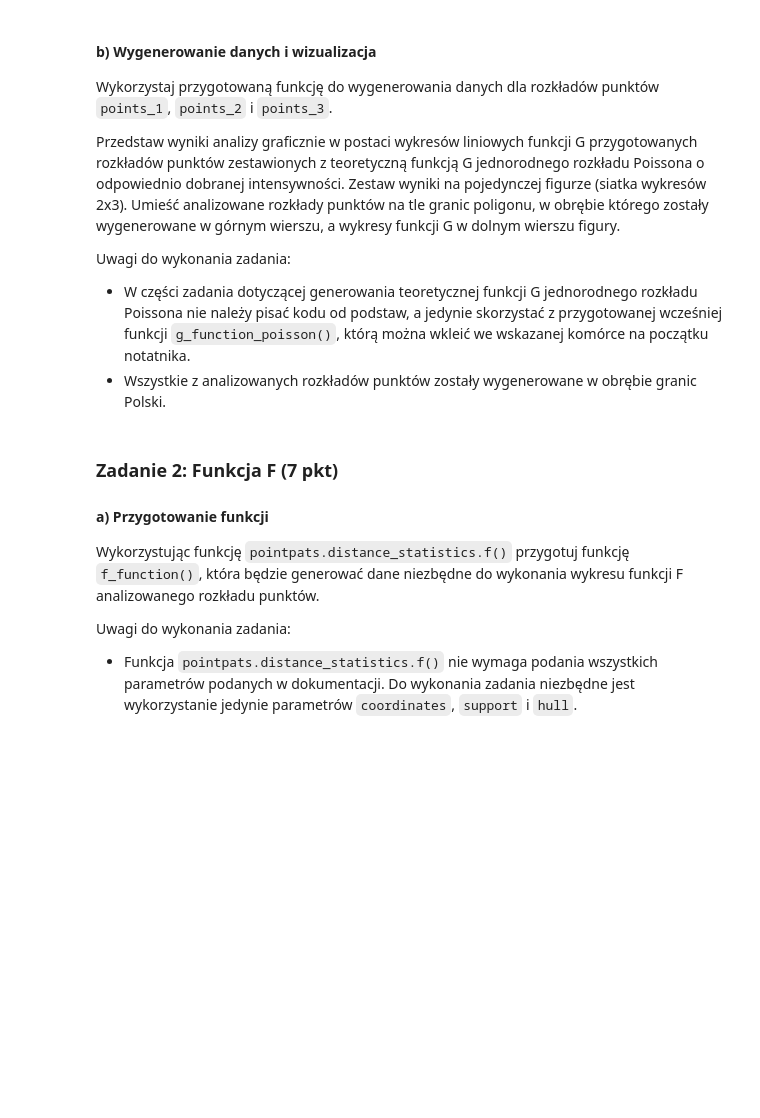
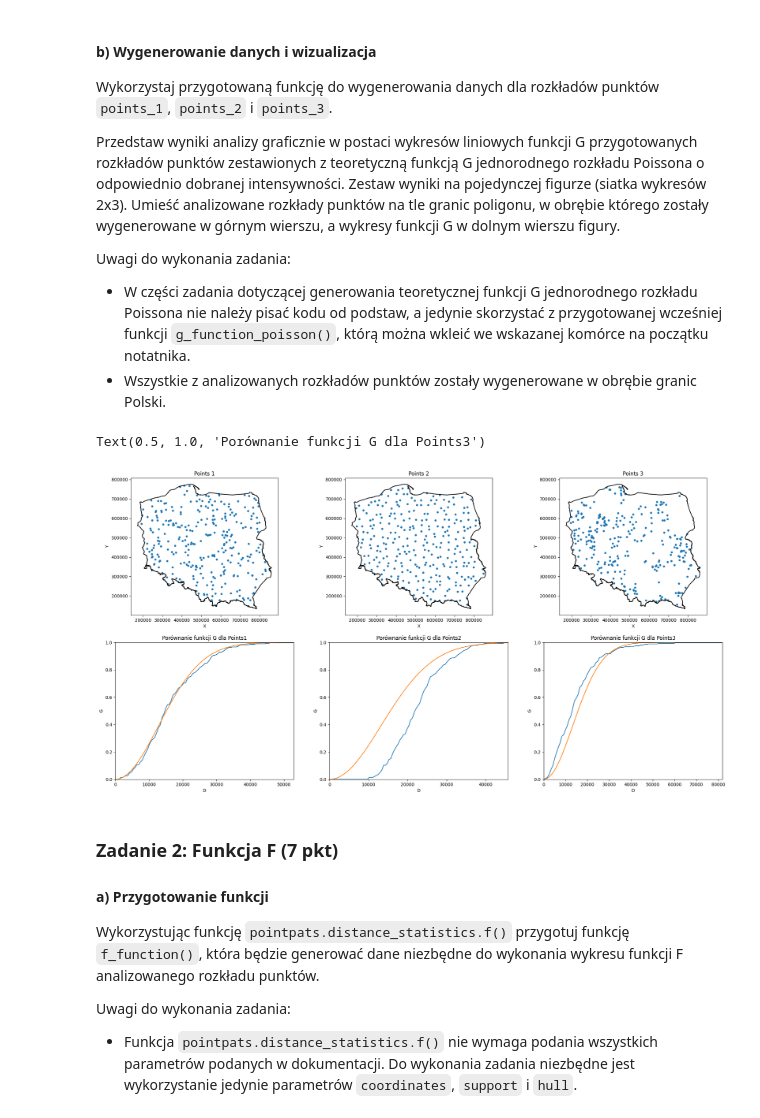
Before and after one commit to kubanskan/ADP, a Jupyter notebook: ZZ9-AnalizaZPakietami3/ZZ09.ipynb, the cells around one changed output. Saved outputs shown, nothing was run; the diff lists cells and outputs as text; code cells hidden in the pictures; blank space fills up the shorter version.

```diff
--- a/ZZ9-AnalizaZPakietami3/ZZ09.ipynb
+++ b/ZZ9-AnalizaZPakietami3/ZZ09.ipynb
@@ -117,7 +178,66 @@ Uwagi do wykonania zadania:
 - Wszystkie z analizowanych rozkładów punktów zostały wygenerowane w obrębie granic Polski.
 # %%
 # YOUR CODE HERE
-raise NotImplementedError()
+i1 = float(len(points_1) / kraj.area.iloc[0])
+i2 = float(len(points_2) / kraj.area.iloc[0])
+i3 = float(len(points_3) / kraj.area.iloc[0])
+
+results_1 =  g_function(points_1, 100)
+results_2 =  g_function(points_2, 100)
+results_3 =  g_function(points_3, 100)
+
+theo1 = g_function_poisson(results_1['D'], i1)
+theo2 = g_function_poisson(results_2['D'], i2)
+theo3 = g_function_poisson(results_3['D'], i3)
+
+
+fig,ax = plt.subplots(2,3,figsize=(25,12.5))
+
+kraj['geometry'].boundary.plot(ax=ax[0,0], color ='k', lw=1.5)
+points_1['geometry'].plot(ax=ax[0,0], markersize=14)
+ax[0,0].set_xlabel('X')
+ax[0,0].set_ylabel('Y')
+ax[0,0].set_title('Points 1')
+
+kraj['geometry'].boundary.plot(ax=ax[0,1], color ='k', lw=1.5)
+points_2['geometry'].plot(ax=ax[0,1], markersize=14)
+ax[0,1].set_xlabel('X')
+ax[0,1].set_ylabel('Y')
+ax[0,1].set_title('Points 2')
+
+kraj['geometry'].boundary.plot(ax=ax[0,2], color ='k', lw=1.5)
+points_3['geometry'].plot(ax=ax[0,2], markersize=14)
+ax[0,2].set_xlabel('X')
+ax[0,2].set_ylabel('Y')
+ax[0,2].set_title('Points 3')
+
+
+ax[1,0].plot(results_1['D'], results_1['G'], label = 'Theoretical')
+ax[1,0].plot(theo1['D'], theo1['G'])
+ax[1,0].set_xlim(0,max(results_1['D']))
+ax[1,0].set_ylim(0,1)
+ax[1,0].set_xlabel('D')
+ax[1,0].set_ylabel('G')
+ax[1,0].set_title('Porównanie funkcji G dla Points1')
+
+ax[1,1].plot(results_2['D'], results_2['G'], label = 'Theoretical')
+ax[1,1].plot(theo2['D'], theo2['G'])
+ax[1,1].set_xlim(0,max(results_2['D']))
+ax[1,1].set_ylim(0,1)
+ax[1,1].set_xlabel('D')
+ax[1,1].set_ylabel('G')
+ax[1,1].set_title('Porównanie funkcji G dla Points2')
+
+ax[1,2].plot(results_3['D'], results_3['G'], label = 'Theoretical')
+ax[1,2].plot(theo3['D'], theo3['G'])
+ax[1,2].set_xlim(0,max(results_3['D']))
+ax[1,2].set_ylim(0,1)
+ax[1,2].set_xlabel('D')
+ax[1,2].set_ylabel('G')
+ax[1,2].set_title('Porównanie funkcji G dla Points3')
+# %% [output]
+Text(0.5, 1.0, 'Porównanie funkcji G dla Points3')
+[figure, added]
 # %% [markdown]
 ### Zadanie 2: Funkcja F (7 pkt)
 
```
Also changed, not shown: parts of 8 cells of this notebook.
